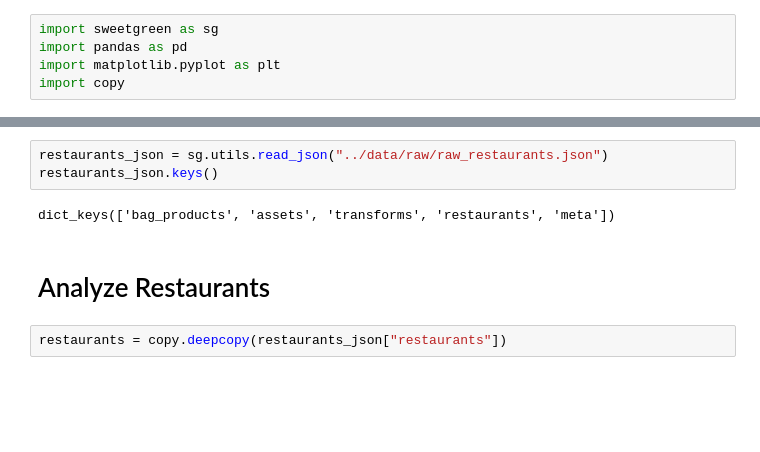
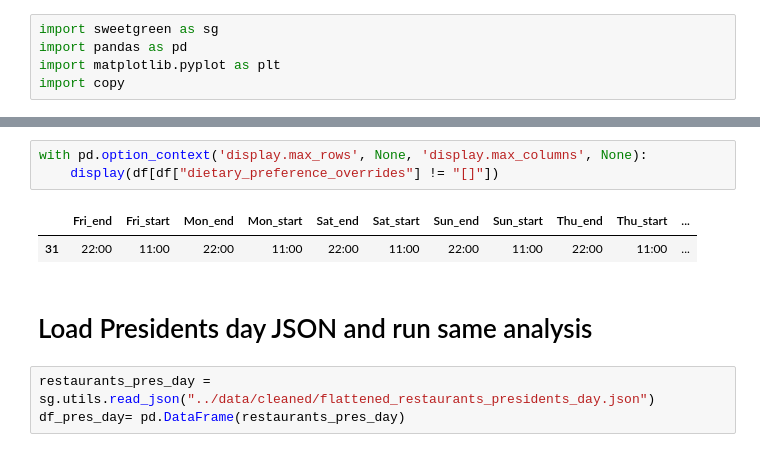
Before and after one commit to canyon289/sweetgreen, a Jupyter notebook: eda/Restaurants.ipynb, the cells around one changed output, grey strips where cells are left out. Drawn from its saved outputs; the diff is of its cells as text; blank space fills up the shorter version.

```diff
--- a/eda/Restaurants.ipynb
+++ b/eda/Restaurants.ipynb
@@ -6,9 +90,11 @@ import copy
+# %%
+with pd.option_context('display.max_rows', None, 'display.max_columns', None):
+    display(df[df["dietary_preference_overrides"] != "[]"])
+# %% [output]
+|  | Fri_end | Fri_start | Mon_end | Mon_start | Sat_end | Sat_start | Sun_end | Sun_start | Thu_end | Thu_start | ... |
+| 31 | 22:00 | 11:00 | 22:00 | 11:00 | 22:00 | 11:00 | 22:00 | 11:00 | 22:00 | 11:00 | ... |
+# %% [markdown]
+# Load Presidents day JSON and run same analysis
 # %%
-restaurants_json = sg.utils.read_json("../data/raw/raw_restaurants.json")
-restaurants_json.keys()
+restaurants_pres_day = sg.utils.read_json("../data/cleaned/flattened_restaurants_presidents_day.json")
+df_pres_day= pd.DataFrame(restaurants_pres_day)
-# %% [output]
-dict_keys(['bag_products', 'assets', 'transforms', 'restaurants', 'meta'])
-# %% [markdown]
-# Analyze Restaurants
-# %%
-restaurants = copy.deepcopy(restaurants_json["restaurants"])
```
Also changed, not shown: parts of 15 cells of this notebook.
